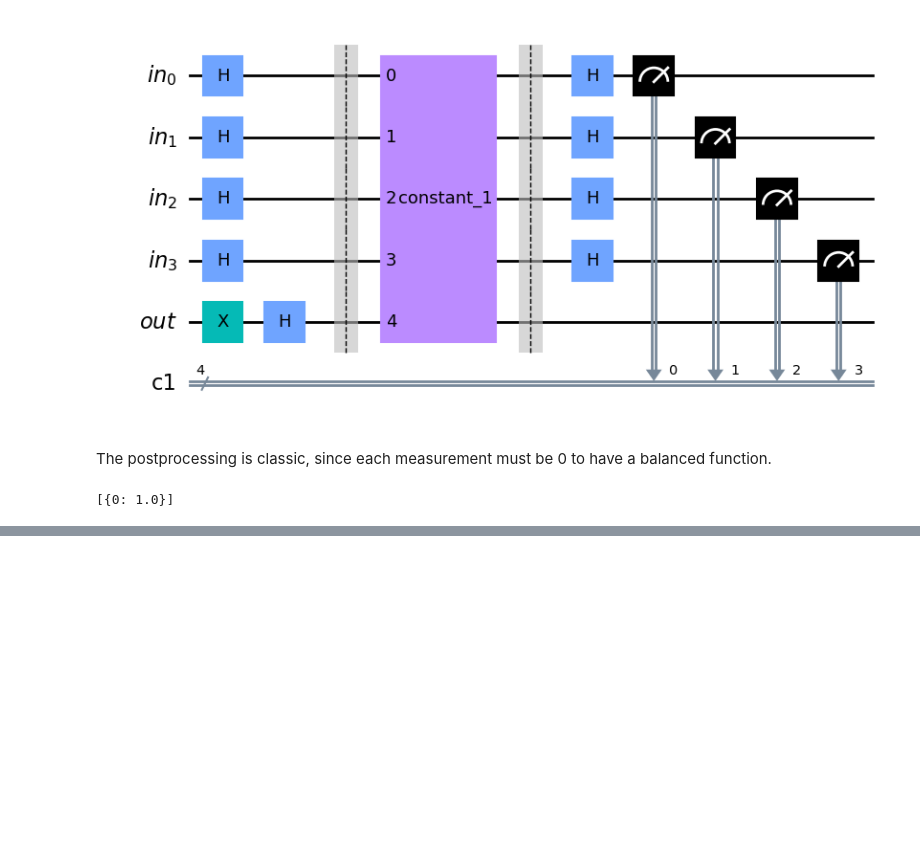
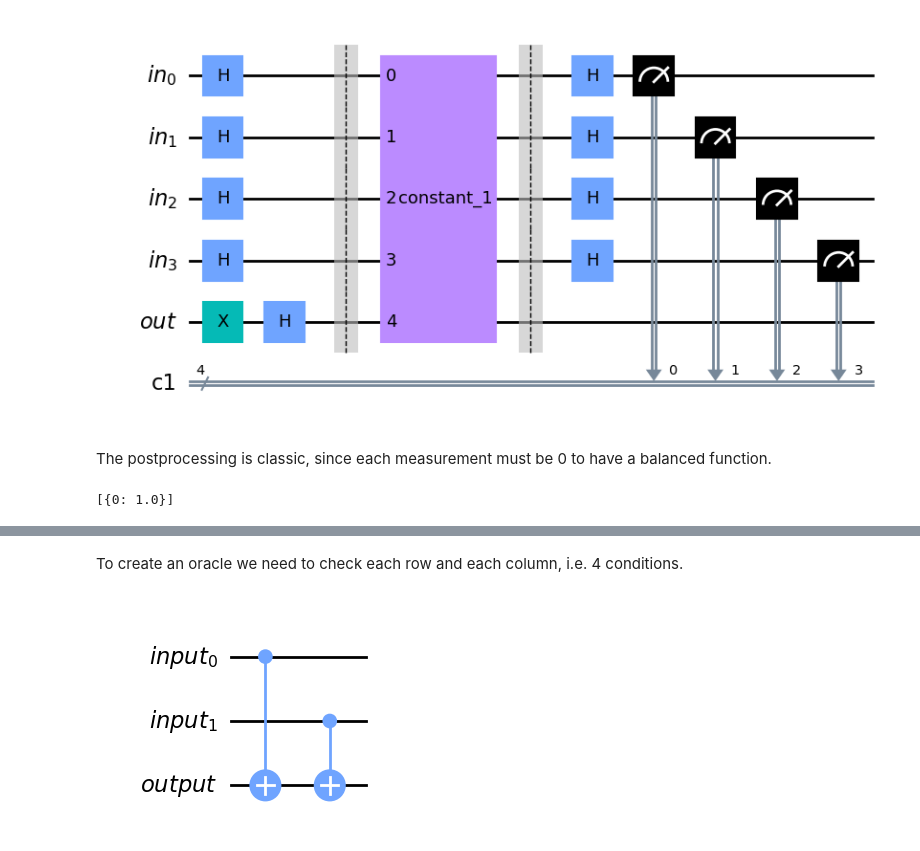
Before and after one commit to Dovah-Aerdna/quantum_algorithms_lectures, a Jupyter notebook: lecture1.ipynb, the cells around one changed output, grey strips where cells are left out. Saved outputs shown, nothing was run; the diff lists cells and outputs as text; code cells hidden in the pictures; blank space fills up the shorter version.

```diff
--- a/lecture1.ipynb
+++ b/lecture1.ipynb
@@ -663,0 +671,2 @@ job_dj.result().quasi_dists
+# %% [markdown]
+To create an oracle we need to check each row and each column, i.e. 4 conditions.
@@ -663,0 +683,17 @@ job_dj.result().quasi_dists
+# %%
+# XOR check each clause
+
+
+def XOR(qc, a, b, output):
+    qc.cx(a, output)
+    qc.cx(b, output)
+# %%
+# output0 bit in the circuit below will only be flipped if input0 ≠ input1
+
+in_qubits = QuantumRegister(2, name="input")
+out_qubit = QuantumRegister(1, name="output")
+qc = QuantumCircuit(in_qubits, out_qubit)
+XOR(qc, in_qubits[0], in_qubits[1], out_qubit)
+qc.draw("mpl")
+# %% [output]
+[figure, added]
```
Also changed, not shown: parts of 77 cells of this notebook, 2 other files.
